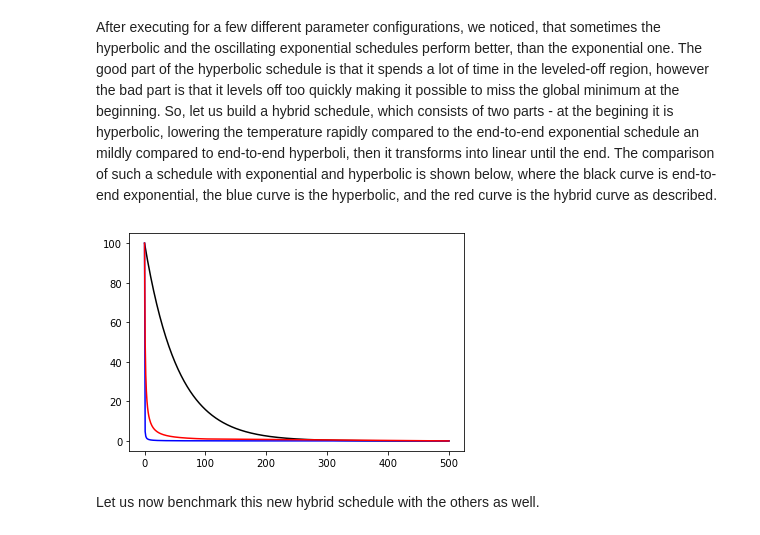
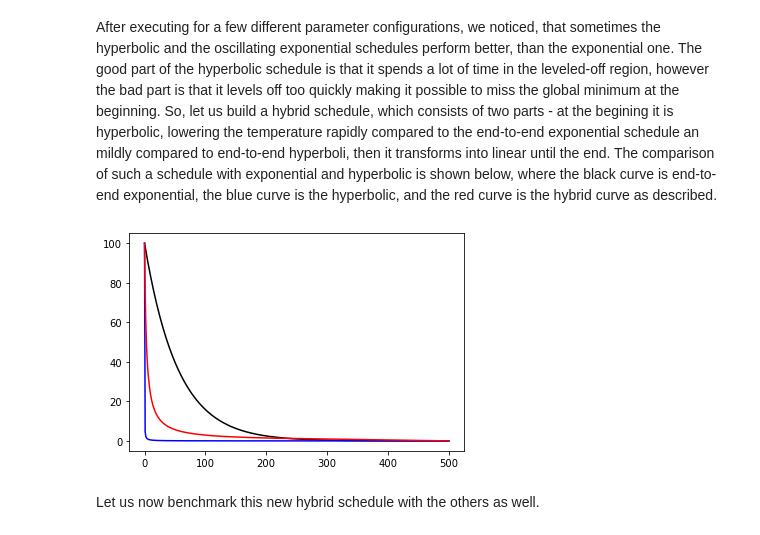
Before and after one commit to MelkoCollective/CDL_2020, a Jupyter notebook: Project_4_Ising_Annealer/Task_2.ipynb, the cells around one changed output. Cells and saved outputs as stored; diff of their text form; code cells hidden in the pictures.

```diff
--- a/Project_4_Ising_Annealer/Task_2.ipynb
+++ b/Project_4_Ising_Annealer/Task_2.ipynb
@@ -273,23 +273,23 @@ We see, that for smaller models generally all schedules do well. However, for la
 
 After executing for a few different parameter configurations, we noticed, that sometimes the hyperbolic and the oscillating exponential schedules perform better, than the exponential one. The good part of the hyperbolic schedule is that it spends a lot of time in the leveled-off region, however the bad part is that it levels off too quickly making it possible to miss the global minimum at the beginning. So, let us build a hybrid schedule, which consists of two parts - at the begining it is hyperbolic, lowering the temperature rapidly compared to the end-to-end exponential schedule an mildly compared to end-to-end hyperboli, then it transforms into linear until the end. The comparison of such a schedule with exponential and hyperbolic is shown below, where the black curve is end-to-end exponential, the blue curve is the hyperbolic, and the red curve is the hybrid curve as described.
 # %%
-def hybrid_decay_schedule(N, Ti, Tf, ratio=0.2):
-    T1, time1 = inv_decay_schedule(ratio * N, Ti, 1)
-    T2, time2 = lin_decay_schedule((1 - ratio) * N, 1, Tf)
+def hybrid_decay_schedule(N, Ti, Tf, switch_at=1, ratio=0.2):
+    T1, time1 = inv_decay_schedule(ratio * N, Ti, switch_at)
+    T2, time2 = lin_decay_schedule((1 - ratio) * N, switch_at, Tf)
     return (np.append(T1, T2), np.append(time1, ratio * N + time2))
 
 T, time = exp_decay_schedule(500, 100, 0.01)
 plt.plot(time, T, color='black')
 
 T, time = inv_decay_schedule(500, 100, 0.01)
 plt.plot(time, T, color='blue')
 
-T, time = hybrid_decay_schedule(500, 100, 0.01)
+T, time = hybrid_decay_schedule(500, 100, 0.01, ratio=0.6)
 plt.plot(time, T, color='red')
 
 plt.show()
 # %% [output]
-[figure, old version]
+[figure, new version]
 # %% [markdown]
 Let us now benchmark this new hybrid schedule with the others as well.
 # %%
```
Also changed, not shown: 2 other files.
